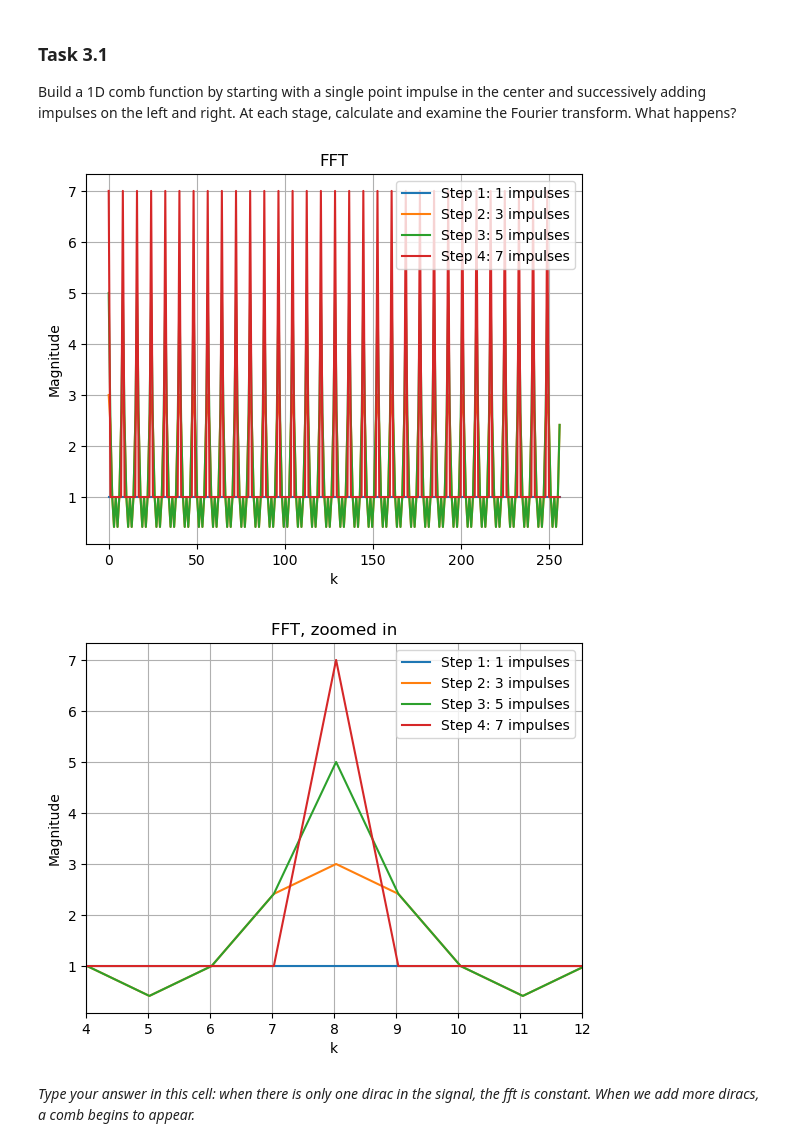
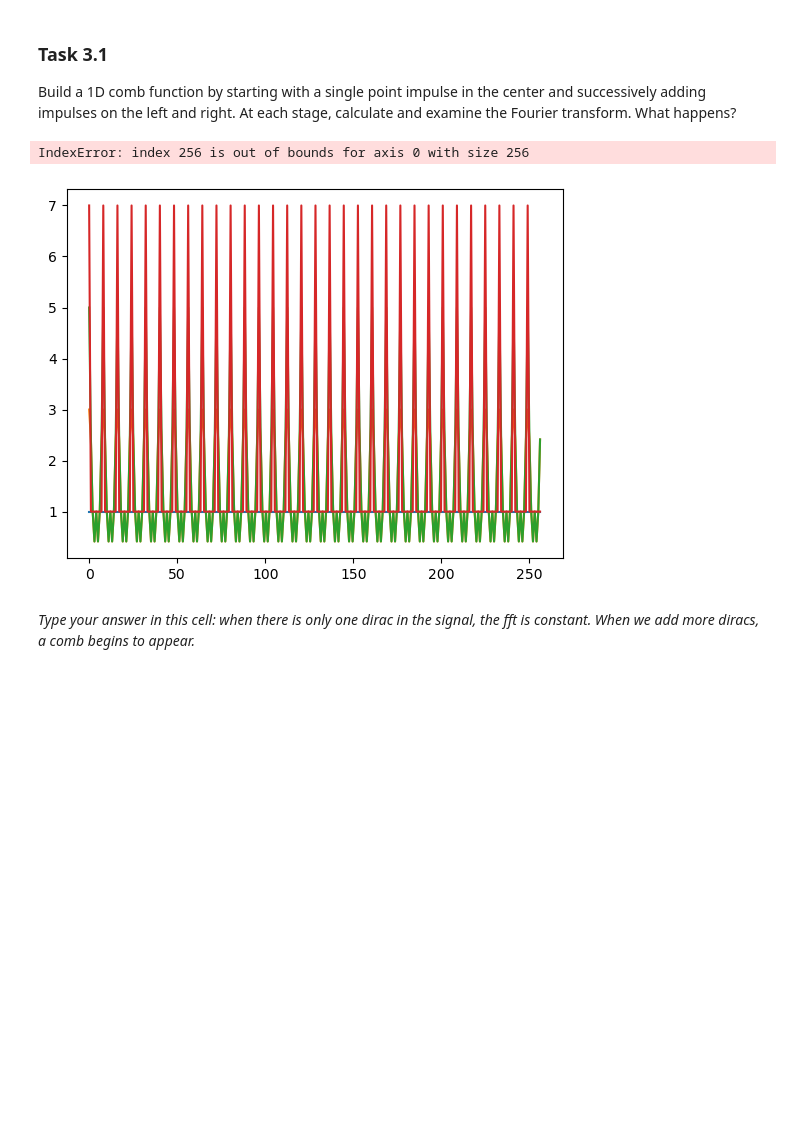
Before and after one commit to sbreddels/BiomedicalImaging, a Jupyter notebook: exercise-ss-1.ipynb, the cells around one changed output. Cells and saved outputs as stored; diff of their text form; code cells hidden in the pictures; blank space fills up the shorter version.

```diff
--- a/exercise-ss-1.ipynb
+++ b/exercise-ss-1.ipynb
@@ -327,38 +327,38 @@ n=256
 m=32 #width of original comb
 
 impulsetrain = np.zeros(n)
-for i in range(4):
+for i in range(100):
     impulsetrain[(int(n/2) + i*m)] = 1    #n/2 is the middle, each iteration the for loop will add one impulse 16 indices to the right and left.
     impulsetrain[(int(n/2) - i*m)] = 1
     fft = np.fft.fftshift(np.fft.fft(impulsetrain))
     k = np.linspace(0,n,n)   #STILL NEED TO MAKE THIS AXIS REALISTIC
     plt.plot(k, np.abs(fft), label=f'Step {i+1}: {2*i+1} impulses')
 
 plt.title("FFT")
 plt.xlabel("k")
 plt.ylabel("Magnitude")
 plt.grid(True)
 plt.legend()
 plt.show()
 
-impulsetrain = np.zeros(n)
+impulsetrain = np.zeros(100)
 for i in range(4):
     impulsetrain[(int(n/2) + i*m)] = 1    #n/2 is the middle, each iteration the for loop will add one impulse 16 indices to the right and left.
     impulsetrain[(int(n/2) - i*m)] = 1
     fft = np.fft.fftshift(np.fft.fft(impulsetrain))
     k = np.linspace(0,n,n)   #STILL NEED TO MAKE THIS AXIS REALISTIC
     plt.plot(k, np.abs(fft), label=f'Step {i+1}: {2*i+1} impulses')
 
 plt.title("FFT, zoomed in")
 plt.xlabel("k")
 plt.ylabel("Magnitude")
 plt.grid(True)
 plt.xlim(4, 12)  # zoom in
 plt.legend()
 plt.show()
 # %% [output]
+IndexError: index 256 is out of bounds for axis 0 with size 256
-[figure, old version]
+[figure, new version]
-[figure, removed]
 # %% [markdown]
 *Type your answer in this cell: when there is only one dirac in the signal, the fft is constant. When we add more diracs, a comb begins to appear.*
 # %% [markdown]
```
Also changed, not shown: parts of 2 cells of this notebook.
